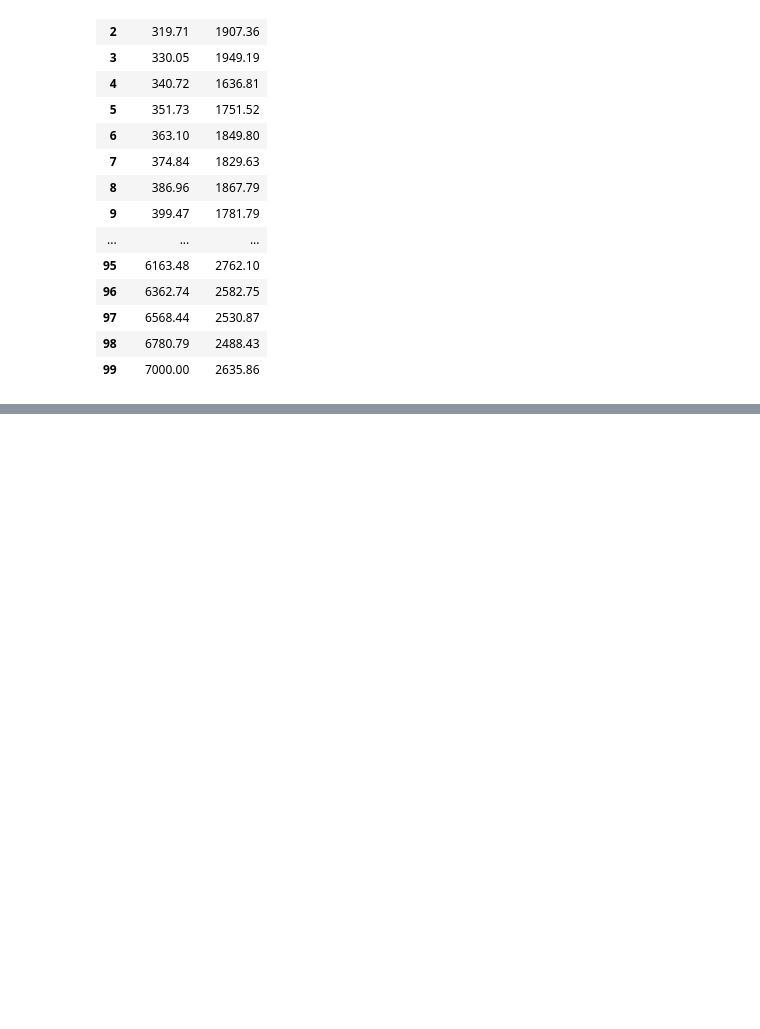
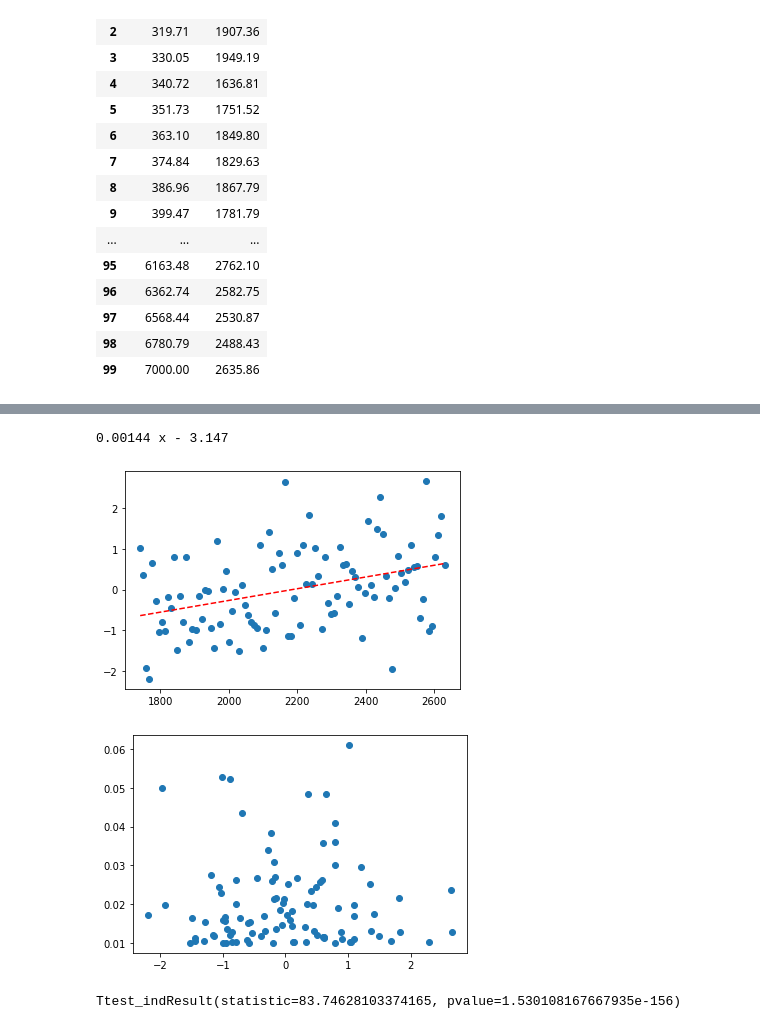
Before and after one commit to ghostlypi/RLabs, a Jupyter notebook: Lab 3/Lab 3.ipynb, the cells around one changed output, grey strips where cells are left out. Saved outputs shown, nothing was run; the diff lists cells and outputs as text; code cells hidden in the pictures; blank space fills up the shorter version.

```diff
--- a/Lab 3/Lab 3.ipynb
+++ b/Lab 3/Lab 3.ipynb
@@ -518,0 +571,6 @@ smfr
+# %%
+m = ols('discharge ~ sediment',salinas).fit()
+m = ols('discharge ~ sediment',salinas).fit()
+infl = m.get_influence()
+smfr = infl.summary_frame()
+smfr
@@ -518,0 +614,22 @@ smfr
+# %%
+x = list()
+for i in range(len(smfr.values.tolist())):
+    x.append(651.1*salinas.discharge.tolist()[i]+127.7)
+y = smfr.standard_resid
+plt.scatter(x, y)
+try:
+    z = np.polyfit(x, y, 1)
+except:
+    z = np.polyfit(x, y, 1)
+p = np.poly1d(z)
+print(p)
+plt.plot(x,p(x),"r--")
+plt.show()
+plt.scatter(smfr.standard_resid, smfr.hat_diag)
+plt.show()
+stats.ttest_ind(x,y)
+# %% [output]
+0.00144 x - 3.147
+[figure, added]
+[figure, added]
+Ttest_indResult(statistic=83.74628103374165, pvalue=1.530108167667935e-156)
```
Also changed, not shown: parts of 8 cells of this notebook, 2 other files.
